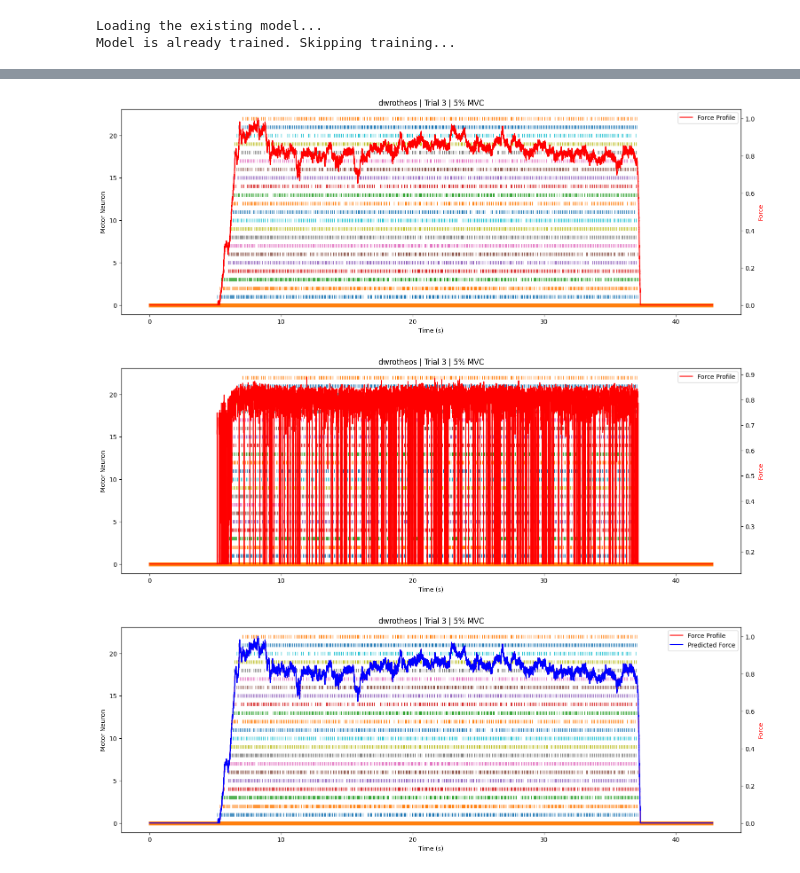
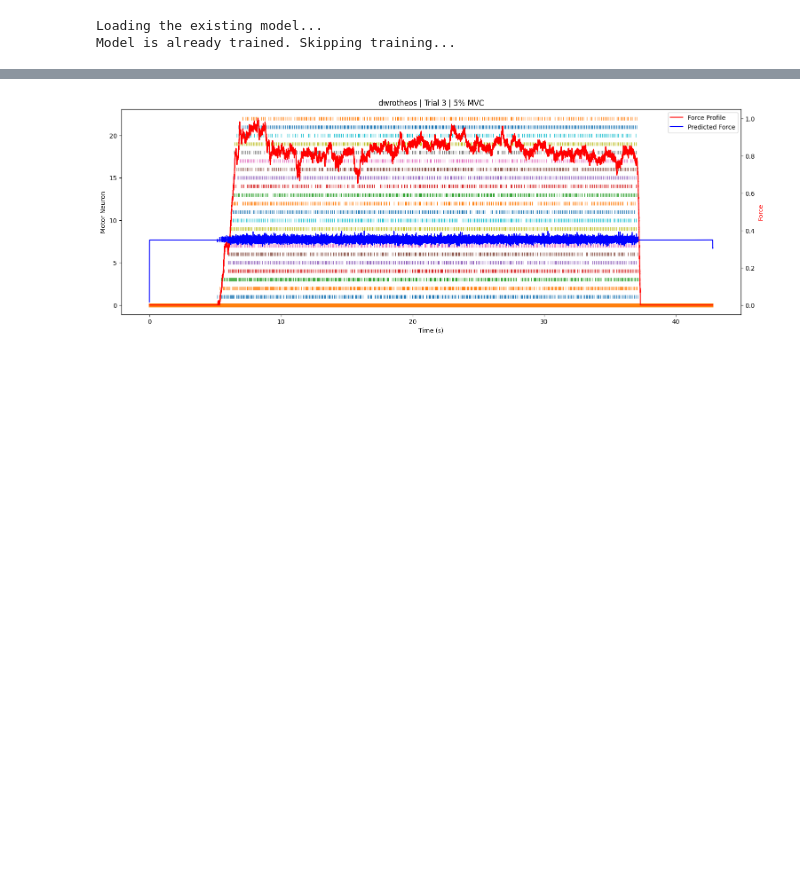
Before and after one commit to paul-bokelman/force-prediction, a Jupyter notebook: main.ipynb, the cells around one changed output, grey strips where cells are left out. Drawn from its saved outputs; the diff is of its cells as text; code cells hidden in the pictures; blank space fills up the shorter version.

Commit message:
Fix DPM training shape (#25) changes: - (trial, neuron cols, activations + mvc)
closes: #25

```diff
--- a/main.ipynb
+++ b/main.ipynb
@@ -116,7 +115,7 @@ Preprocessed data shapes: X_train (701064, 50, 23), y_train (701064, 1)
 # %%
 from prediction.dpm import DirectPredictionModel
 
-dpm = DirectPredictionModel(preprocessed_data=preprocessed_data)
+dpm = DirectPredictionModel(preprocessed_data=preprocessed_data, overwrite=False)
 training_history = dpm.optionally_train() # train model if necessary (no saves)
 # %% [output]
 Loading the existing model...
@@ -136,10 +133,8 @@ predicted_force = dpm.predict(neuron_data=trial['neuron_data'], mvc=trial['mvc_l
 # %%
 from globals.visualization import visualize_trial
 
-visualize_trial(df, subject='dwrotheos', mvc_level=5, trial_number=3)
-visualize_trial(df, subject='dwrotheos', mvc_level=5, trial_number=3, force_data=predicted_force)
+# visualize_trial(df, subject='dwrotheos', mvc_level=5, trial_number=3)
+# visualize_trial(df, subject='dwrotheos', mvc_level=5, trial_number=3, force_data=predicted_force)
 visualize_trial(df, subject='dwrotheos', mvc_level=5, trial_number=3, predicted_force=predicted_force)
 # %% [output]
-[figure, old version]
+[figure, new version]
-[figure, removed]
-[figure, removed]
```
Also changed, not shown: parts of 3 cells of this notebook, 2 other files.
